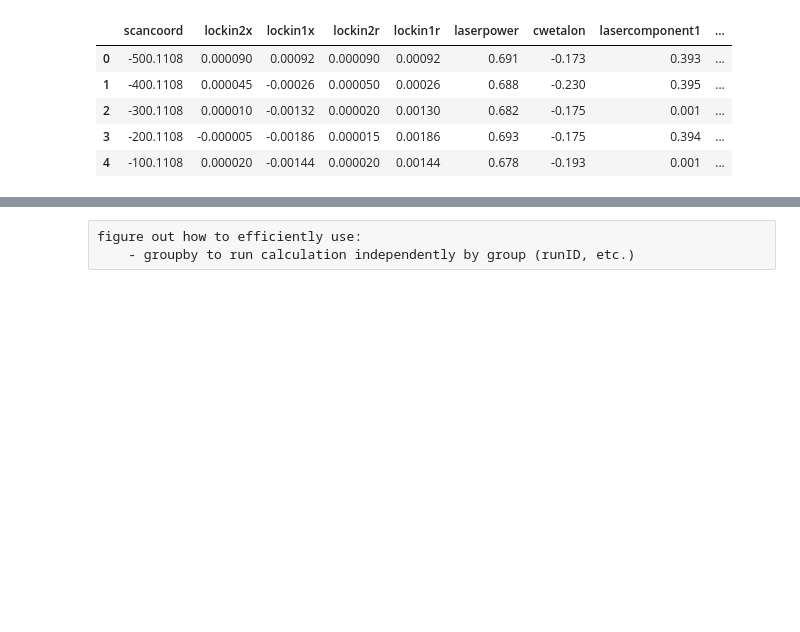
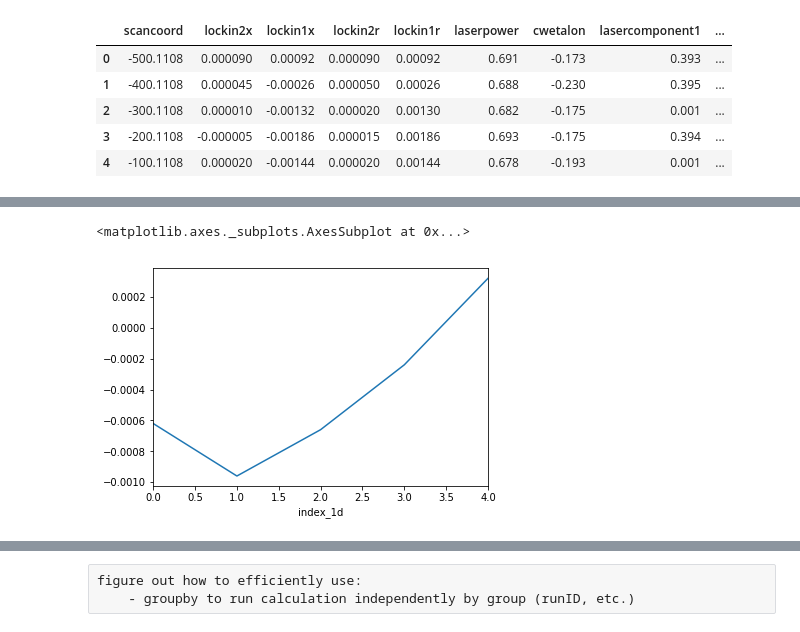
Before and after one commit to mwmacmahon/experimentdataanalysis, a Jupyter notebook: TRKR Phase Analysis via Pandas.ipynb, the cells around one changed output, grey strips where cells are left out. Drawn from its saved outputs; the diff is of its cells as text; code cells hidden in the pictures; blank space fills up the shorter version.

```diff
--- a/TRKR Phase Analysis via Pandas.ipynb
+++ b/TRKR Phase Analysis via Pandas.ipynb
@@ -229,0 +347,2 @@ x`
+# %%
+df = TRKR_fit_dataframe
@@ -229,0 +654,5 @@ x`
+# %%
+df.loc[0, 5]['lockin1x'].plot()
+# %% [output]
+<matplotlib.axes._subplots.AxesSubplot at 0x...>
+[figure, added]
```
Also changed, not shown: parts of 27 cells of this notebook, 8 other files.
